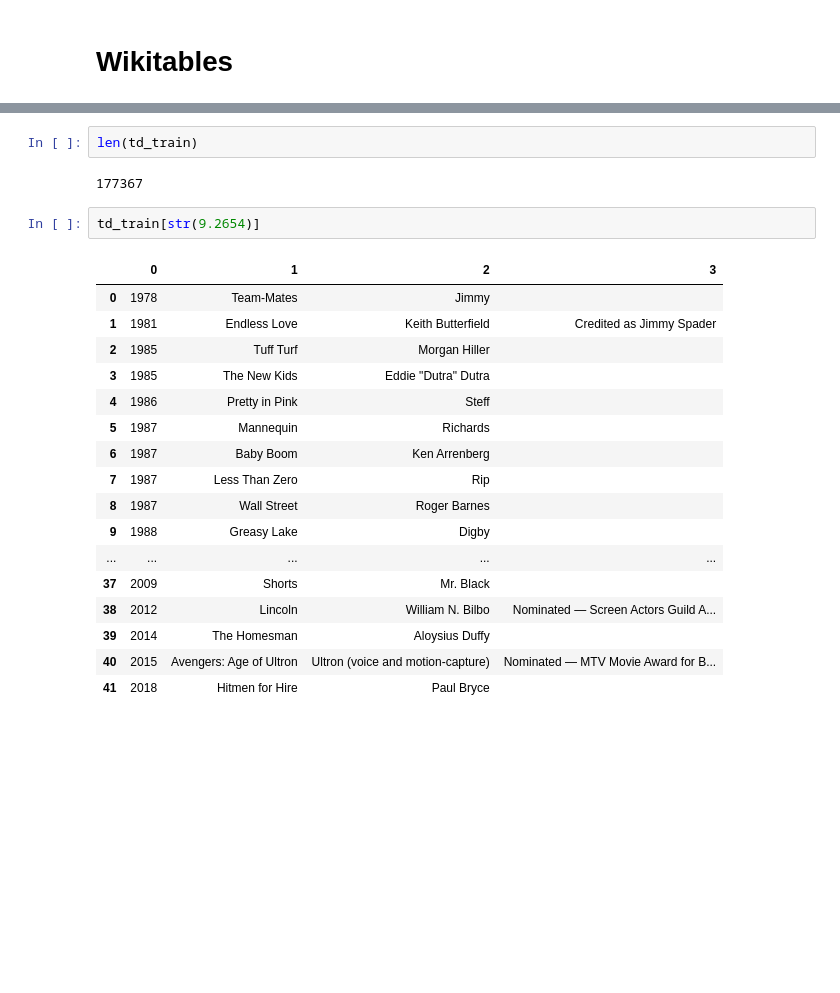
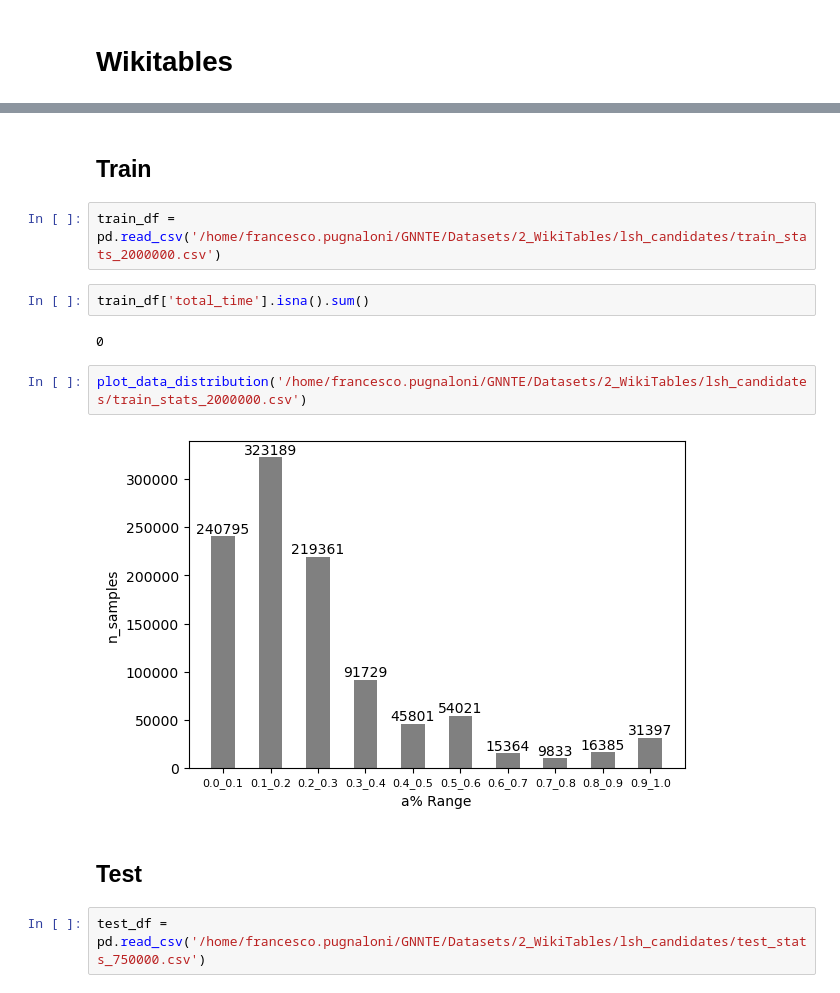
Before and after one commit to frapugna/GNNTE, a Jupyter notebook: _data_rebalancing_operations.ipynb, the cells around one changed output, grey strips where cells are left out. Drawn from its saved outputs; the diff is of its cells as text; blank space fills up the shorter version.

```diff
--- a/_data_rebalancing_operations.ipynb
+++ b/_data_rebalancing_operations.ipynb
@@ -855,24 +878,16 @@ len(td_valid.keys())
-# %%
-len(td_train)
-# %% [output]
-177367
-# %%
-td_train[str(9.2654)]
-# %% [output]
-|  | 0 | 1 | 2 | 3 |
-| 0 | 1978 | Team-Mates | Jimmy |  |
-| 1 | 1981 | Endless Love | Keith Butterfield | Credited as Jimmy Spader |
-| 2 | 1985 | Tuff Turf | Morgan Hiller |  |
-| 3 | 1985 | The New Kids | Eddie "Dutra" Dutra |  |
-| 4 | 1986 | Pretty in Pink | Steff |  |
-| 5 | 1987 | Mannequin | Richards |  |
-| 6 | 1987 | Baby Boom | Ken Arrenberg |  |
-| 7 | 1987 | Less Than Zero | Rip |  |
-| 8 | 1987 | Wall Street | Roger Barnes |  |
-| 9 | 1988 | Greasy Lake | Digby |  |
-| ... | ... | ... | ... | ... |
-| 37 | 2009 | Shorts | Mr. Black |  |
-| 38 | 2012 | Lincoln | William N. Bilbo | Nominated — Screen Actors Guild A... |
-| 39 | 2014 | The Homesman | Aloysius Duffy |  |
-| 40 | 2015 | Avengers: Age of Ultron | Ultron (voice and motion-capture) | Nominated — MTV Movie Award for B... |
-| 41 | 2018 | Hitmen for Hire | Paul Bryce |  |
+# %% [markdown]
+## Train
+# %%
+train_df = pd.read_csv('/home/francesco.pugnaloni/GNNTE/Datasets/2_WikiTables/lsh_candidates/train_stats_2000000.csv')
+# %%
+train_df['total_time'].isna().sum()
+# %% [output]
+0
+# %%
+plot_data_distribution('/home/francesco.pugnaloni/GNNTE/Datasets/2_WikiTables/lsh_candidates/train_stats_2000000.csv')
+# %% [output]
+[figure, added]
+# %% [markdown]
+## Test
+# %%
+test_df = pd.read_csv('/home/francesco.pugnaloni/GNNTE/Datasets/2_WikiTables/lsh_candidates/test_stats_750000.csv')
```
Also changed, not shown: parts of 18 cells of this notebook, 5 other files.
